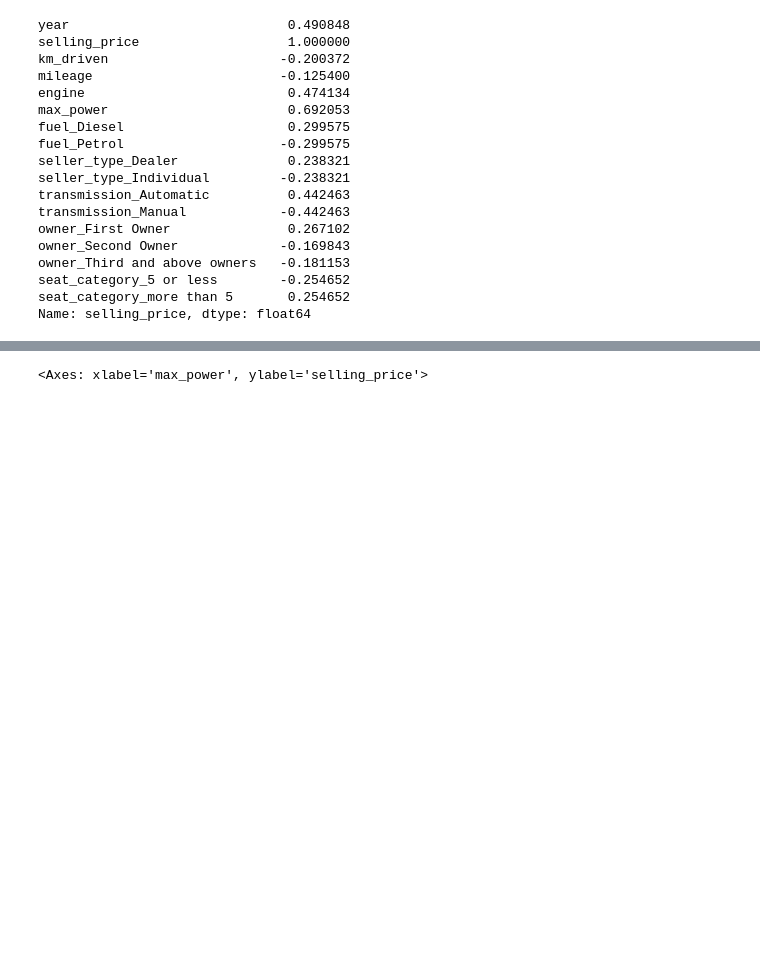
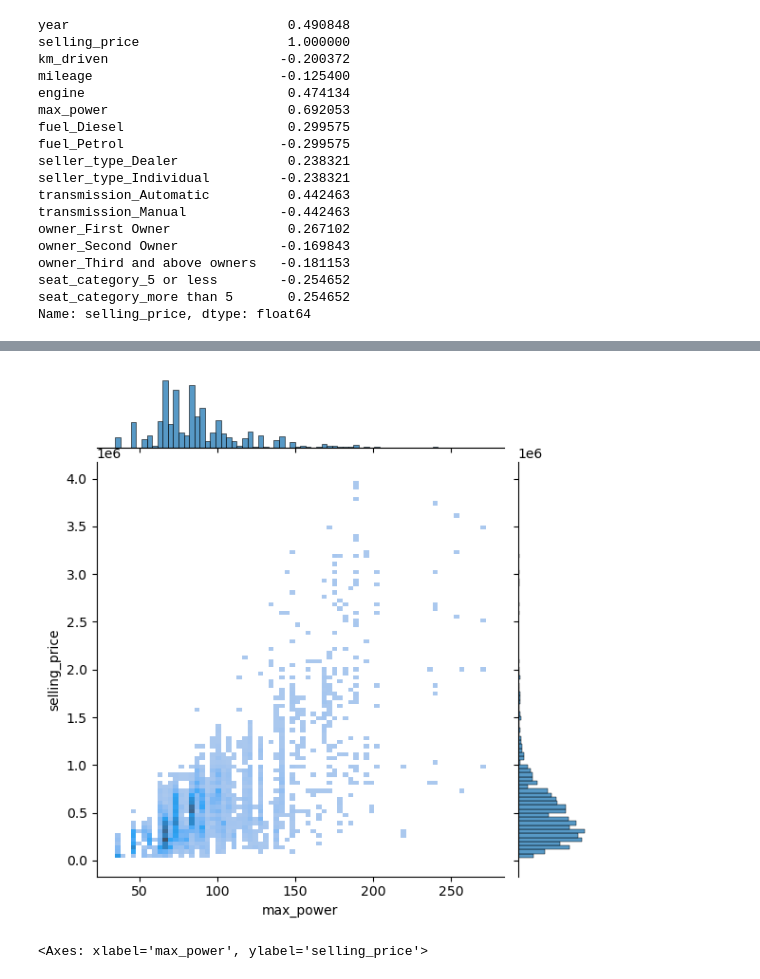
Before and after one commit to parabamoghv/Erdos-AU2024-CarSalesPricePrediction, a Jupyter notebook: notebooks/Car_sales_price_prediction.ipynb, the cells around one changed output, grey strips where cells are left out. Cells and saved outputs as stored; diff of their text form; code cells hidden in the pictures; blank space fills up the shorter version.

```diff
--- a/notebooks/Car_sales_price_prediction.ipynb
+++ b/notebooks/Car_sales_price_prediction.ipynb
@@ -651,7 +629,11 @@ plt.xticks(rotation=90)
 # %%
 #We can see the features with highest correlations with "Selling_price" on the very left and right sides,
 #where max_power shows the highest correlation
 #second highest correlation is with year and third highest with engine
+sns.jointplot(data=df,y="selling_price",x="max_power",kind="hist")
+plt.savefig("salesprice_maxpower.png")
+# %% [output]
+[figure, added]
 # %%
 sns.scatterplot(data=df,y="selling_price",x="max_power")
 # %% [output]
```
Also changed, not shown: parts of 6 cells of this notebook, 1 other file.
